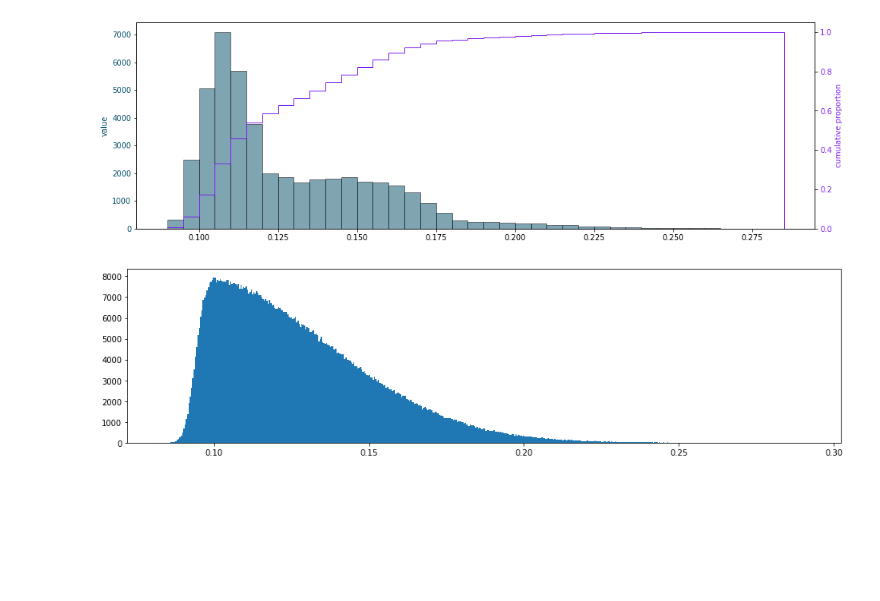
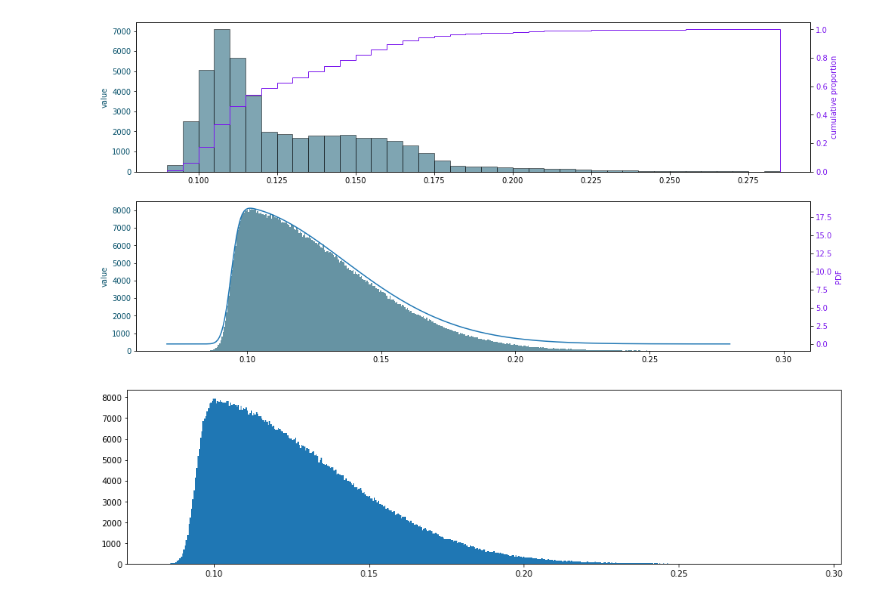
Before and after one commit to jorislimonier/quantile-estimation, a Jupyter notebook: quantile_estimation.ipynb, the cells around one changed output. Cells and saved outputs as stored; diff of their text form; code cells hidden in the pictures; blank space fills up the shorter version.

Commit message:
re-doing plot cleaning

```diff
--- a/quantile_estimation.ipynb
+++ b/quantile_estimation.ipynb
@@ -29,25 +29,46 @@ width = data["Width"][0]
 data = data.drop(columns="Width")
 # %%
 # Visual representation
-color = "#004C66"
-fig, ax1 = plt.subplots(figsize=(16,5))
-ax1.hist(x=data["Value"], weights=data["Count"],
+color1 = "#004C66"
+fig, axs = plt.subplots(2, figsize=(16,8))
+axs[0].hist(x=data["Value"], weights=data["Count"],
          bins=data["Value"], alpha=0.5, ec='black',
-         color=color)
-ax1.set_ylabel("value", color=color)
-ax1.tick_params(axis='y', labelcolor=color)
+         color=color1)
+axs[0].set_ylabel("value", color=color1)
+axs[0].tick_params(axis='y', labelcolor=color1)
 
-ax2 = ax1.twinx()
-color = "#7b18ed"
-ax2.hist(x=data["Value"], weights=data["Count"],
+ax_cdf = axs[0].twinx()
+color2 = "#7b18ed"
+ax_cdf.hist(x=data["Value"], weights=data["Count"],
          bins=data["Value"], density=True, histtype='step',
-                           cumulative=True, label='Empirical', color = color)
-ax2.set_ylabel("cumulative proportion", color=color)
-ax2.tick_params(axis='y', labelcolor=color)
+                           cumulative=True, label='Empirical', color = color2)
+ax_cdf.set_ylabel("cumulative proportion", color=color2)
+ax_cdf.tick_params(axis='y', labelcolor=color2)
+
+# Curve fitting
+results = np.repeat(data["Value"], data["Count"])
+results = np.array(results)
+
+a, loc, scale = stats.skewnorm.fit(results)
+
+sample = stats.skewnorm(a, loc, scale).rvs(10**6)
+
+axs[1].hist(sample, bins=500, alpha=.6, color=color1)
+axs[1].set_ylabel("value", color=color1)
+axs[1].tick_params(axis='y', labelcolor=color1)
+
+
+ax_pdf = axs[1].twinx()
+
+x = np.linspace(.07, .28, 300)
+y = stats.skewnorm.pdf(x, a, loc, scale)
+ax_pdf.plot(x,y)
+ax_pdf.set_ylabel("PDF", color=color2)
+ax_pdf.tick_params(axis='y', labelcolor=color2)
 
 plt.show()
 # %% [output]
-[figure, old version]
+[figure, new version]
 # %%
 # Curve fitting
 plt.figure(figsize=(16,4))
```
